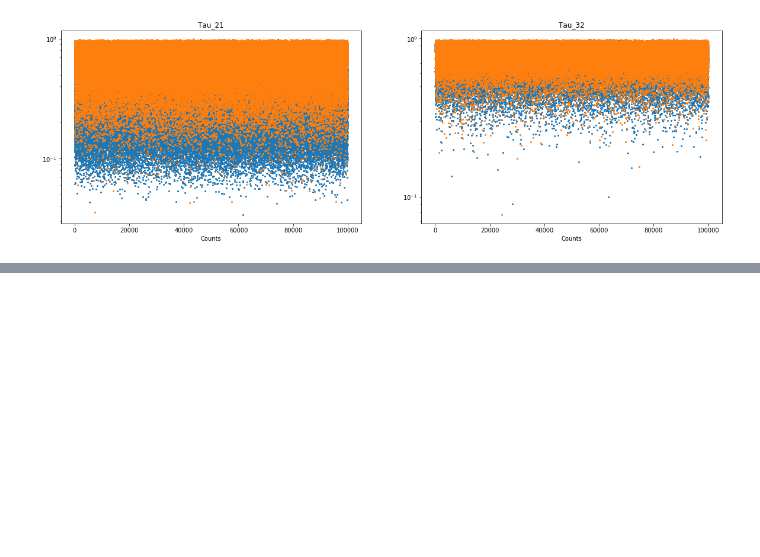
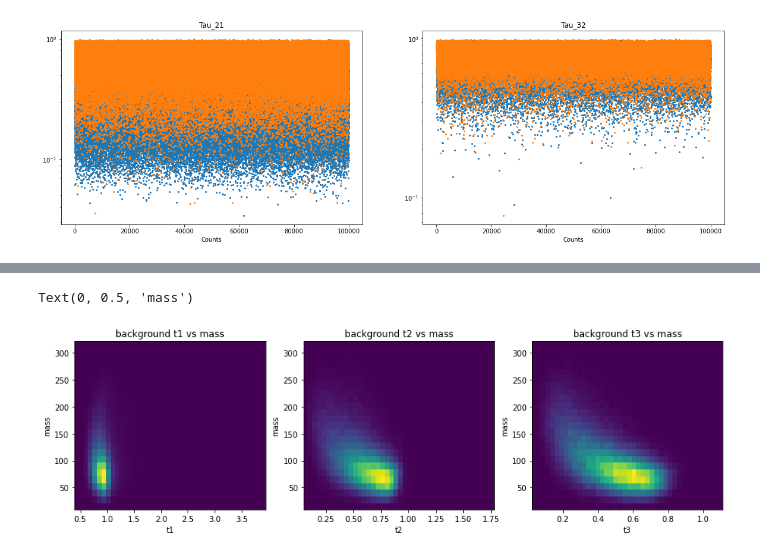
Before and after one commit to MikePhen12/Phys_434_portfolio, a Jupyter notebook: Lab_5.ipynb, the cells around one changed output, grey strips where cells are left out. Saved outputs shown, nothing was run; the diff lists cells and outputs as text; code cells hidden in the pictures; blank space fills up the shorter version.

```diff
--- a/Lab_5.ipynb
+++ b/Lab_5.ipynb
@@ -365,0 +373,21 @@ ax1.set_yscale('log')
+# %%
+fig, (ax1, ax2, ax3) = plt.subplots(1, 3, figsize = (15, 4))
+
+ax1.hist2d(qcd_background_data['t1'], qcd_background_data['mass'], bins = [42, 25])
+ax1.set_title("background t1 vs mass")
+ax1.set_xlabel('t1')
+ax1.set_ylabel('mass')
+
+
+ax2.hist2d(qcd_background_data['t2'], qcd_background_data['mass'], bins = [42, 25])
+ax2.set_title("background t2 vs mass")
+ax2.set_xlabel('t2')
+ax2.set_ylabel('mass')
+
+ax3.hist2d(qcd_background_data['t3'], qcd_background_data['mass'], bins = [42, 25])
+ax3.set_title("background t3 vs mass")
+ax3.set_xlabel('t3')
+ax3.set_ylabel('mass')
+# %% [output]
+Text(0, 0.5, 'mass')
+[figure, added]
```
Also changed, not shown: parts of 11 cells of this notebook.
